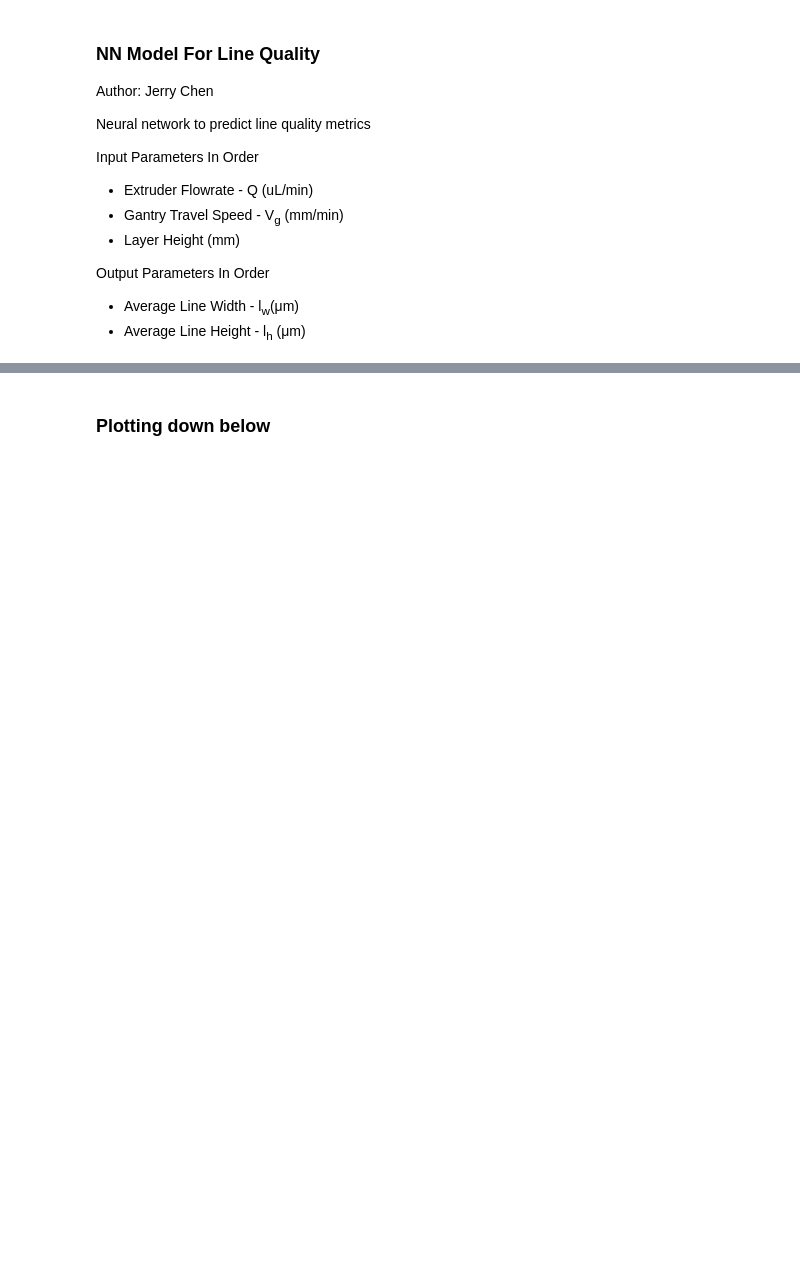
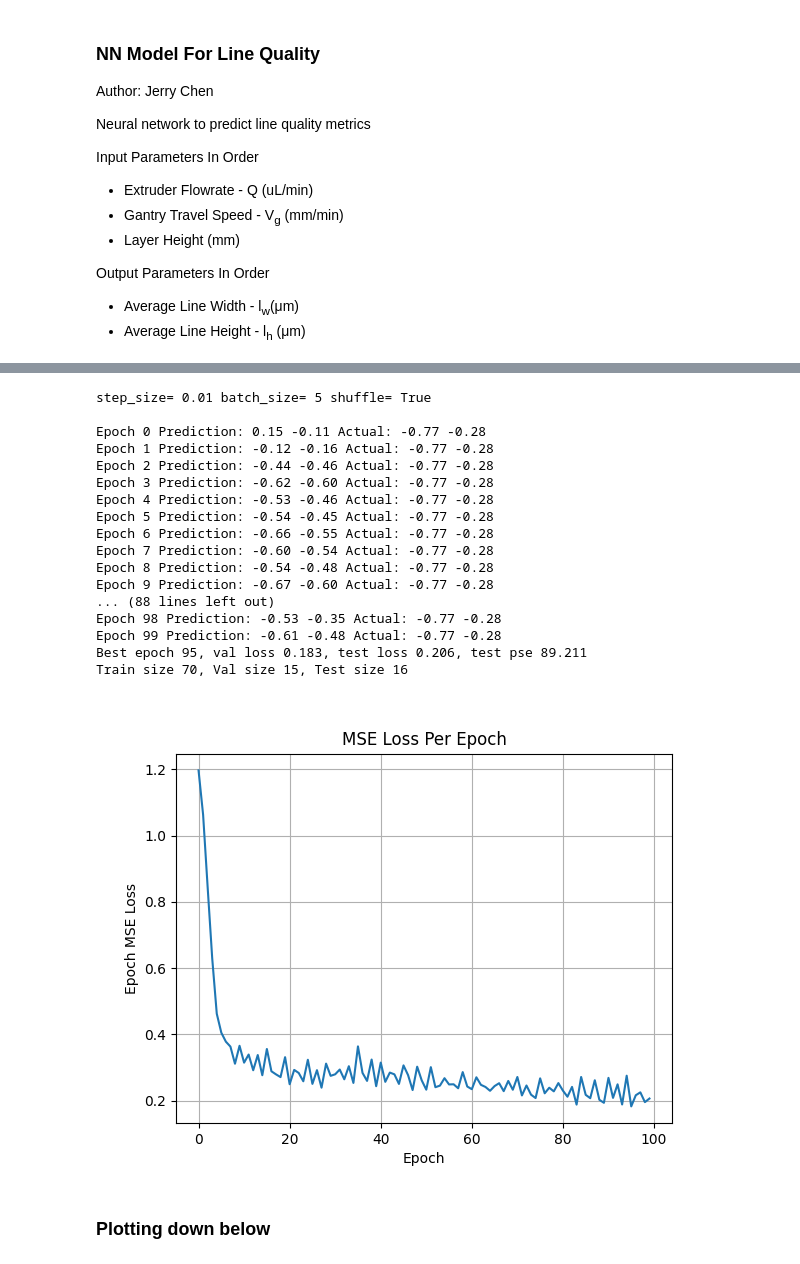
Before and after one commit to JerryCh3n/Bachelor-Thesis, a Jupyter notebook: NN_model.ipynb, the cells around one changed output, grey strips where cells are left out. Cells and saved outputs as stored; diff of their text form; code cells hidden in the pictures; blank space fills up the shorter version.

```diff
--- a/NN_model.ipynb
+++ b/NN_model.ipynb
@@ -116,8 +119,8 @@ class Network(nn.Module):
 def train(step_size, batch_size=5, shuffle=False, num_epochs=10, plot_loss=False):
     # Loading in data
     dataset = lineDataSet()
-    train_size = int(0.8 * len(dataset))
-    val_size = int(0.1 * len(dataset))
+    train_size = int(0.7 * len(dataset))
+    val_size = int(0.15 * len(dataset))
     test_size = len(dataset) - train_size - val_size
 
     train_dataset, val_dataset, test_dataset = torch.utils.data.random_split(
@@ -218,35 +221,62 @@ def train(step_size, batch_size=5, shuffle=False, num_epochs=10, plot_loss=False
         torch.sum(torch.abs((preds-out_val)/out_val))/(2*val_size)
 
     print("Best epoch {}, val loss {:.3f}, test loss {:.3f}, test pse {:.3f}".format(
         best_epoch, best_epoch_loss, test_loss, test_percent_error))
-
+    print(f"Train size {train_size}, Val size {val_size}, Test size {test_size}")
     if plot_loss:
+        """
         fig, ax = plt.subplots(1, 2)
         ax[0].plot([i for i in range(num_epochs)], epoch_losses)
         ax[0].set(xlabel='Epoch', ylabel='Epoch MSE Loss',
                   title='MSE Loss Per Epoch')
         ax[0].grid()
 
         ax[1].plot([i for i in range(num_epochs)], epoch_percent_error)
         ax[1].set(xlabel='Epoch', ylabel='Percent Error',
                   title='Percent Error Per Epoch')
         ax[1].grid()
+        """
+        fig = plt.figure()
+        ax = plt.axes()
+        ax.plot([i for i in range(num_epochs)], epoch_losses)
+        ax.set(xlabel='Epoch', ylabel='Epoch MSE Loss',
+                  title='MSE Loss Per Epoch')
+        ax.grid()
 
-        # plt.savefig("Epoch Loss.png", dpi=300)
+        plt.savefig("Epoch Loss.png", dpi=300)
         plt.show()
 
     return network
 
 
 lr_list = [0.1, 0.01, 0.001]
 batch_size_list = [10, 100, 1000]
 shuffle_list = [True, False]
 
 # hyperparameter grid search
 # for param in product(lr_list, batch_size_list, shuffle_list):
 
 
 best_network = train(0.01, shuffle=True, num_epochs=100, plot_loss=True)
+# %% [output]
+step_size= 0.01 batch_size= 5 shuffle= True
+
+Epoch 0 Prediction: 0.15 -0.11 Actual: -0.77 -0.28
+Epoch 1 Prediction: -0.12 -0.16 Actual: -0.77 -0.28
+Epoch 2 Prediction: -0.44 -0.46 Actual: -0.77 -0.28
+Epoch 3 Prediction: -0.62 -0.60 Actual: -0.77 -0.28
+Epoch 4 Prediction: -0.53 -0.46 Actual: -0.77 -0.28
+Epoch 5 Prediction: -0.54 -0.45 Actual: -0.77 -0.28
+Epoch 6 Prediction: -0.66 -0.55 Actual: -0.77 -0.28
+Epoch 7 Prediction: -0.60 -0.54 Actual: -0.77 -0.28
+Epoch 8 Prediction: -0.54 -0.48 Actual: -0.77 -0.28
+Epoch 9 Prediction: -0.67 -0.60 Actual: -0.77 -0.28
+... (88 lines left out)
+Epoch 98 Prediction: -0.53 -0.35 Actual: -0.77 -0.28
+Epoch 99 Prediction: -0.61 -0.48 Actual: -0.77 -0.28
+Best epoch 95, val loss 0.183, test loss 0.206, test pse 89.211
+Train size 70, Val size 15, Test size 16
+[figure, added]
 # %% [markdown]
 ### Plotting down below
 # %%
```
Also changed, not shown: parts of 3 cells of this notebook, 22 other files.
